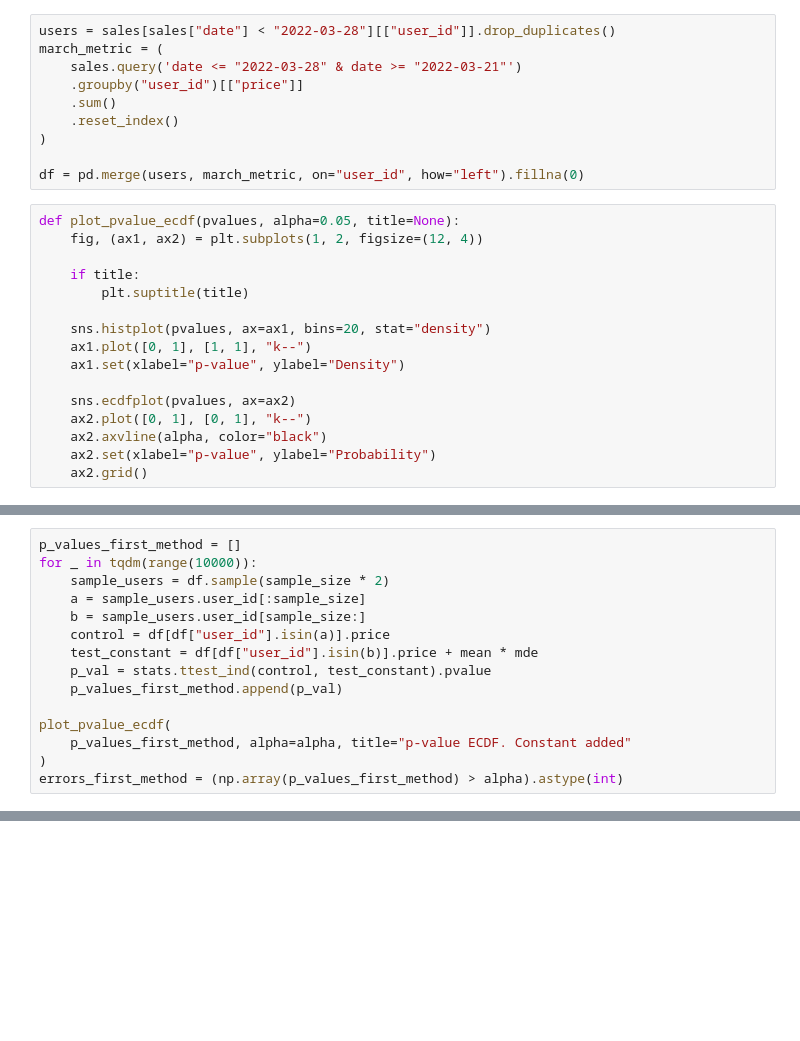
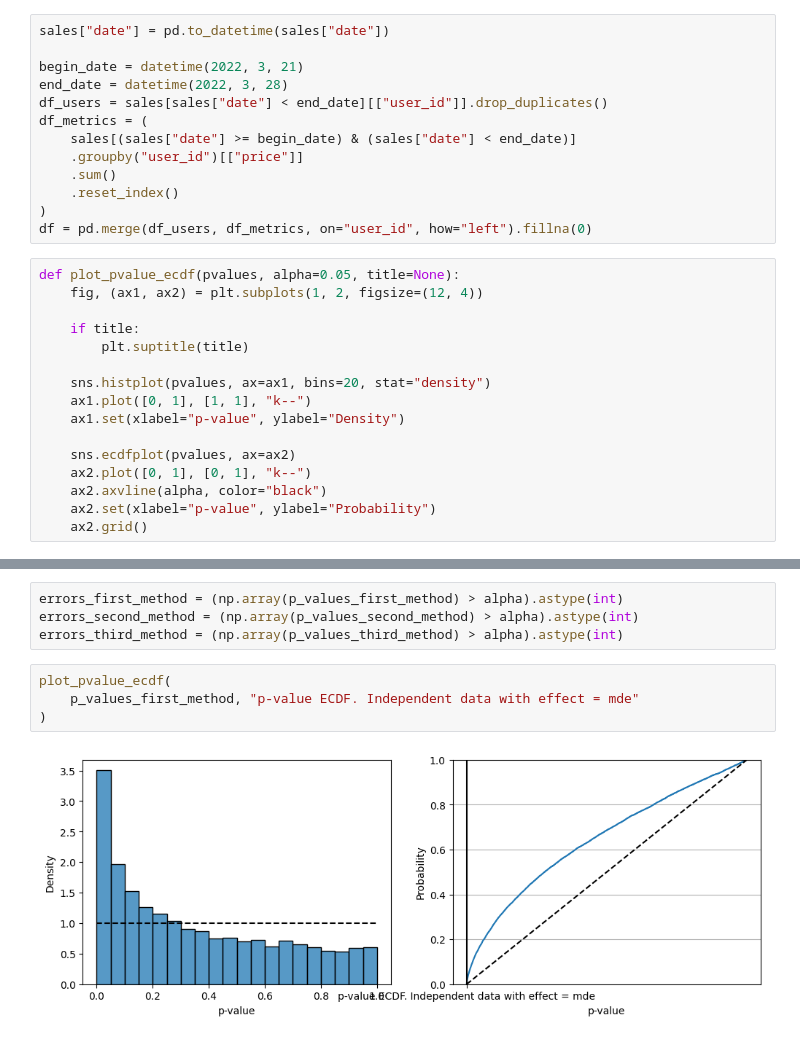
Before and after one commit to akotomin/AB_tests, a Jupyter notebook: notebooks/A:B_simulator/Lesson_4/Seminar_4/Seminar_4.ipynb, the cells around one changed output, grey strips where cells are left out. Drawn from its saved outputs; the diff is of its cells as text; blank space fills up the shorter version.

```diff
--- a/notebooks/A:B_simulator/Lesson_4/Seminar_4/Seminar_4.ipynb
+++ b/notebooks/A:B_simulator/Lesson_4/Seminar_4/Seminar_4.ipynb
@@ -31,13 +30,16 @@ march_sales = sales.query('date <= "2022-03-28" & date >= "2022-03-21"')
 # %%
-users = sales[sales["date"] < "2022-03-28"][["user_id"]].drop_duplicates()
-march_metric = (
-    sales.query('date <= "2022-03-28" & date >= "2022-03-21"')
+sales["date"] = pd.to_datetime(sales["date"])
+
+begin_date = datetime(2022, 3, 21)
+end_date = datetime(2022, 3, 28)
+df_users = sales[sales["date"] < end_date][["user_id"]].drop_duplicates()
+df_metrics = (
+    sales[(sales["date"] >= begin_date) & (sales["date"] < end_date)]
     .groupby("user_id")[["price"]]
     .sum()
     .reset_index()
 )
-
-df = pd.merge(users, march_metric, on="user_id", how="left").fillna(0)
+df = pd.merge(df_users, df_metrics, on="user_id", how="left").fillna(0)
 # %%
 def plot_pvalue_ecdf(pvalues, alpha=0.05, title=None):
     fig, (ax1, ax2) = plt.subplots(1, 2, figsize=(12, 4))
@@ -63,15 +105,0 @@ mde = 0.1
-# %%
-p_values_first_method = []
-for _ in tqdm(range(10000)):
-    sample_users = df.sample(sample_size * 2)
-    a = sample_users.user_id[:sample_size]
-    b = sample_users.user_id[sample_size:]
-    control = df[df["user_id"].isin(a)].price
-    test_constant = df[df["user_id"].isin(b)].price + mean * mde
-    p_val = stats.ttest_ind(control, test_constant).pvalue
-    p_values_first_method.append(p_val)
-
-plot_pvalue_ecdf(
-    p_values_first_method, alpha=alpha, title="p-value ECDF. Constant added"
-)
-errors_first_method = (np.array(p_values_first_method) > alpha).astype(int)
@@ -123,0 +106,10 @@ errors_third_method = (np.array(p_values_third_method) > alpha).astype(int)
+# %%
+errors_first_method = (np.array(p_values_first_method) > alpha).astype(int)
+errors_second_method = (np.array(p_values_second_method) > alpha).astype(int)
+errors_third_method = (np.array(p_values_third_method) > alpha).astype(int)
+# %%
+plot_pvalue_ecdf(
+    p_values_first_method, "p-value ECDF. Independent data with effect = mde"
+)
+# %% [output]
+[figure, added]
```
Also changed, not shown: parts of 9 cells of this notebook.
